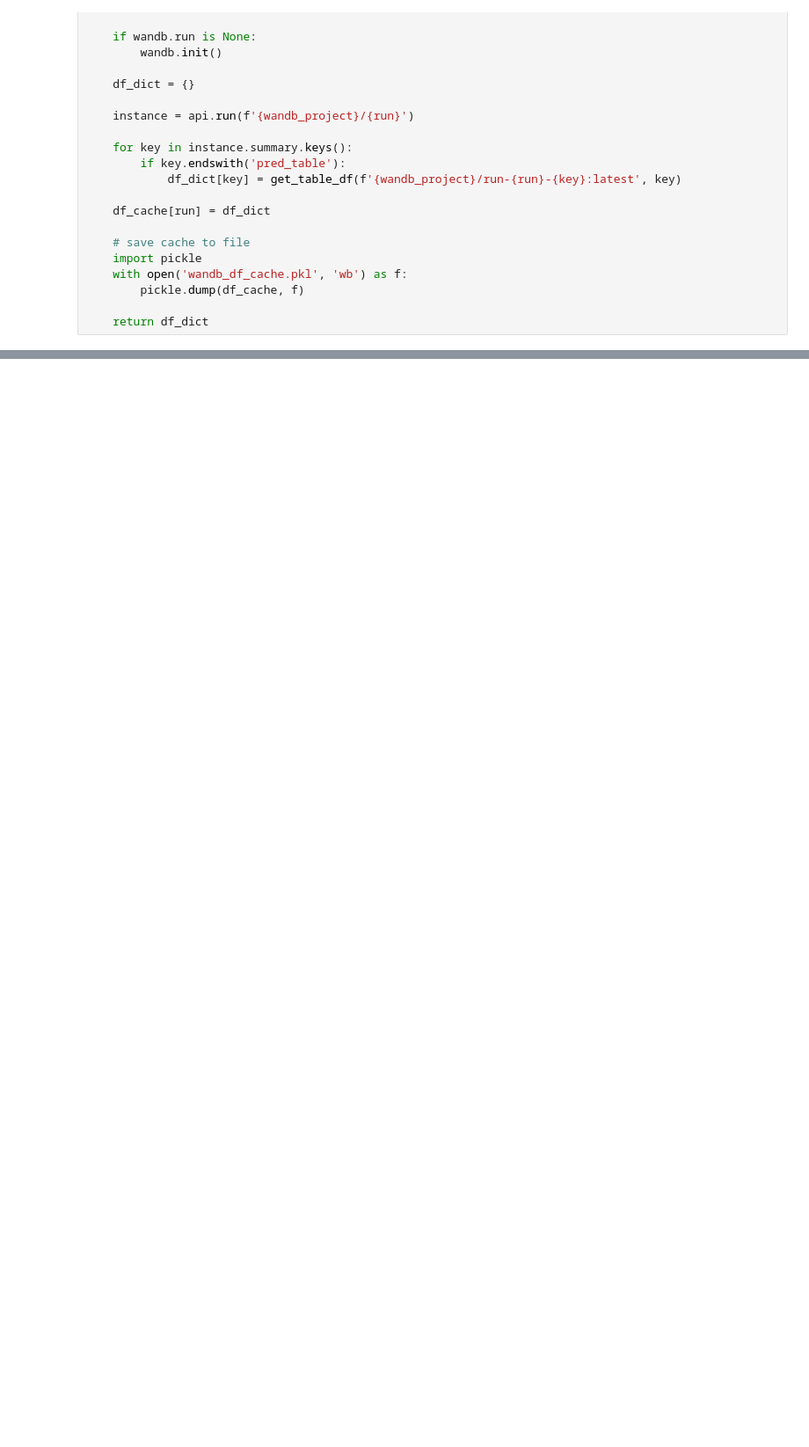
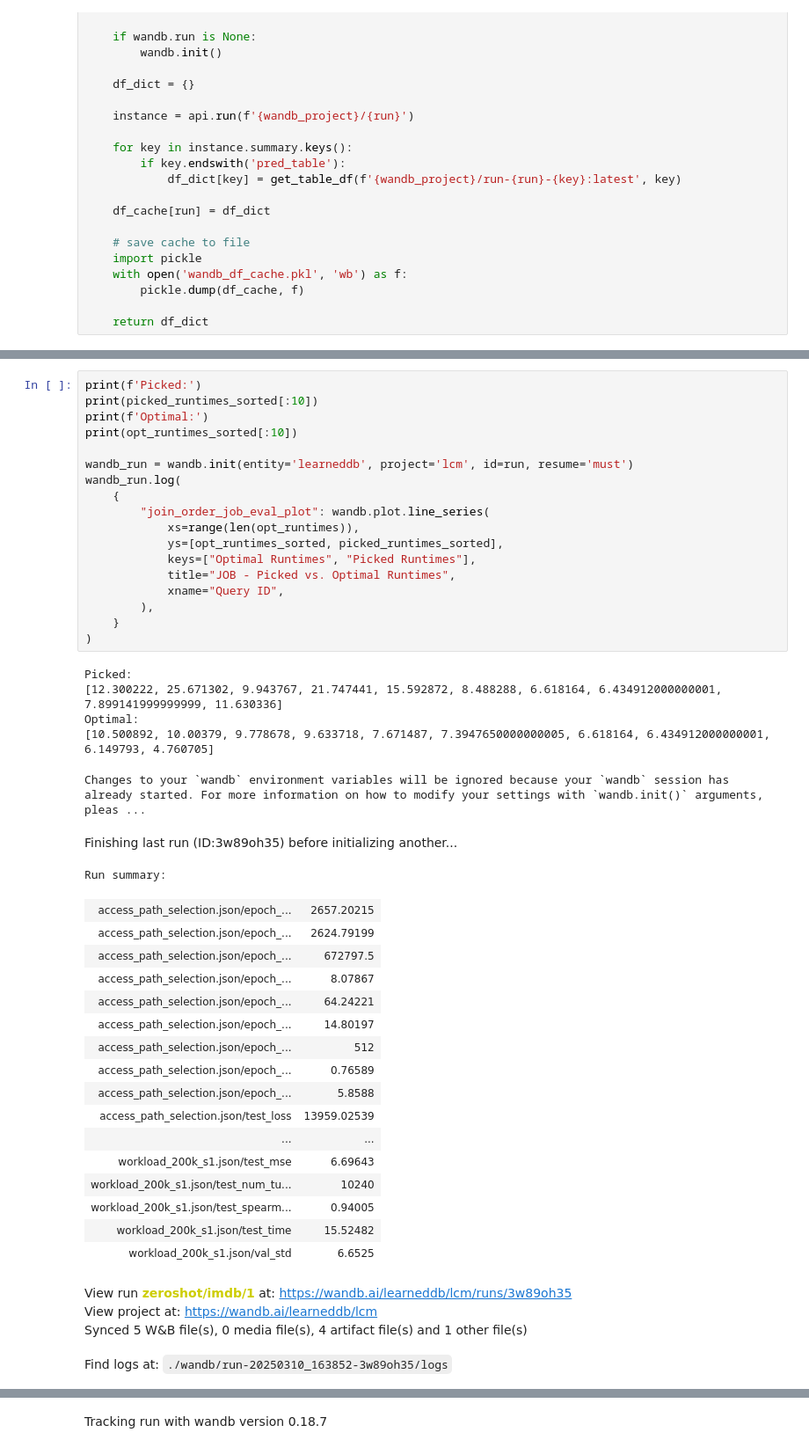
Before and after one commit to VWeidinger/zs-autoloop, a Jupyter notebook: src/ldb_models/evaluation/analyze_job_predictions.ipynb, the cells around one changed output, grey strips where cells are left out. Shown at 88% size. Cells and saved outputs as stored; diff of their text form; blank space fills up the shorter version.

```diff
--- a/src/ldb_models/evaluation/analyze_job_predictions.ipynb
+++ b/src/ldb_models/evaluation/analyze_job_predictions.ipynb
@@ -91,0 +125,46 @@ Picked runtime: 373.2453915817896
+# %%
+print(f'Picked:')
+print(picked_runtimes_sorted[:10])
+print(f'Optimal:')
+print(opt_runtimes_sorted[:10])
+
+wandb_run = wandb.init(entity='learneddb', project='lcm', id=run, resume='must')
+wandb_run.log(
+    {
+        "join_order_job_eval_plot": wandb.plot.line_series(
+            xs=range(len(opt_runtimes)),
+            ys=[opt_runtimes_sorted, picked_runtimes_sorted],
+            keys=["Optimal Runtimes", "Picked Runtimes"],
+            title="JOB - Picked vs. Optimal Runtimes",
+            xname="Query ID",
+        ),
+    }
+)
+# %% [output]
+Picked:
+[12.300222, 25.671302, 9.943767, 21.747441, 15.592872, 8.488288, 6.618164, 6.434912000000001, 7.899141999999999, 11.630336]
+Optimal:
+[10.500892, 10.00379, 9.778678, 9.633718, 7.671487, 7.3947650000000005, 6.618164, 6.434912000000001, 6.149793, 4.760705]
+Changes to your `wandb` environment variables will be ignored because your `wandb` session has already started. For more information on how to modify your settings with `wandb.init()` arguments, pleas ...
+Finishing last run (ID:3w89oh35) before initializing another...
+Run summary:
+| access_path_selection.json/epoch_... | 2657.20215 |
+| access_path_selection.json/epoch_... | 2624.79199 |
+| access_path_selection.json/epoch_... | 672797.5 |
+| access_path_selection.json/epoch_... | 8.07867 |
+| access_path_selection.json/epoch_... | 64.24221 |
+| access_path_selection.json/epoch_... | 14.80197 |
+| access_path_selection.json/epoch_... | 512 |
+| access_path_selection.json/epoch_... | 0.76589 |
+| access_path_selection.json/epoch_... | 5.8588 |
+| access_path_selection.json/test_loss | 13959.02539 |
+| ... | ... |
+| workload_200k_s1.json/test_mse | 6.69643 |
+| workload_200k_s1.json/test_num_tu... | 10240 |
+| workload_200k_s1.json/test_spearm... | 0.94005 |
+| workload_200k_s1.json/test_time | 15.52482 |
+| workload_200k_s1.json/val_std | 6.6525 |
+View run zeroshot/imdb/1 at: https://wandb.ai/learneddb/lcm/runs/3w89oh35
+View project at: https://wandb.ai/learneddb/lcm
+Synced 5 W&B file(s), 0 media file(s), 4 artifact file(s) and 1 other file(s)
+Find logs at: ./wandb/run-20250310_163852-3w89oh35/logs
@@ -91,0 +172 @@ Picked runtime: 373.2453915817896
+Tracking run with wandb version 0.18.7
```
Also changed, not shown: parts of 8 cells of this notebook, 3 other files.
